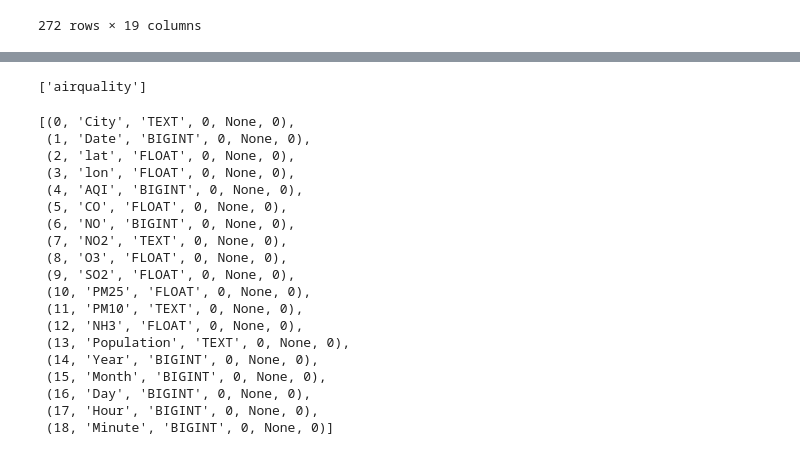
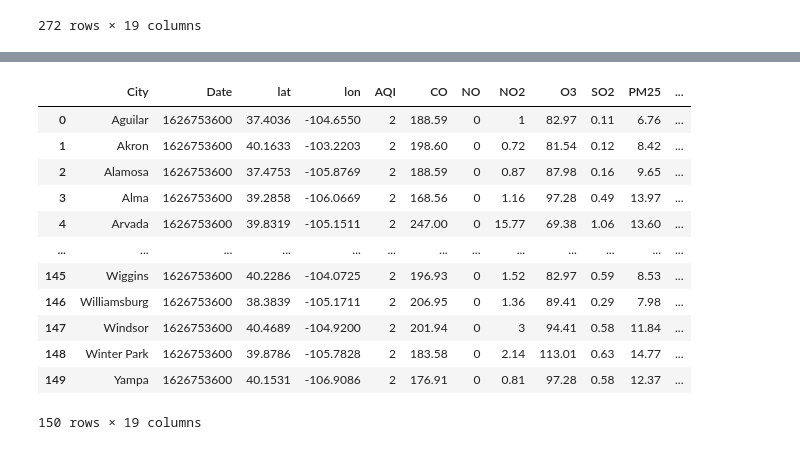
Before and after one commit to willserene/The_Air_We_Breath, a Jupyter notebook: Air_API_Call.ipynb, the cells around one changed output, grey strips where cells are left out. Saved outputs shown, nothing was run; the diff lists cells and outputs as text; code cells hidden in the pictures.

```diff
--- a/Air_API_Call.ipynb
+++ b/Air_API_Call.ipynb
@@ -193,3 +193,5 @@ airquality_df
 | 270 | Yampa | 1626742800 | 40.1531 | -106.9086 | 2 | 170.23 | 0.07 | 0.84 | 108.72 | 1.09 | 11.17 | ... |
 | 271 | Yuma | 1626742800 | 40.1236 | -102.7161 | 2 | 200.27 | 0.03 | 0.56 | 89.41 | 0.14 | 8.35 | ... |
 272 rows × 19 columns
+# %%
+conn = sqlite3.connect('./Resources/air.sqlite')
@@ -196 +246,18 @@ airquality_df
+# %%
+AQI_2 = pd.read_sql_query("SELECT * FROM airquality WHERE AQI >= 2 ", conn)
+AQI_2
+# %% [output]
+|  | City | Date | lat | lon | AQI | CO | NO | NO2 | O3 | SO2 | PM25 | ... |
+| 0 | Aguilar | 1626753600 | 37.4036 | -104.6550 | 2 | 188.59 | 0 | 1 | 82.97 | 0.11 | 6.76 | ... |
+| 1 | Akron | 1626753600 | 40.1633 | -103.2203 | 2 | 198.60 | 0 | 0.72 | 81.54 | 0.12 | 8.42 | ... |
+| 2 | Alamosa | 1626753600 | 37.4753 | -105.8769 | 2 | 188.59 | 0 | 0.87 | 87.98 | 0.16 | 9.65 | ... |
+| 3 | Alma | 1626753600 | 39.2858 | -106.0669 | 2 | 168.56 | 0 | 1.16 | 97.28 | 0.49 | 13.97 | ... |
+| 4 | Arvada | 1626753600 | 39.8319 | -105.1511 | 2 | 247.00 | 0 | 15.77 | 69.38 | 1.06 | 13.60 | ... |
+| ... | ... | ... | ... | ... | ... | ... | ... | ... | ... | ... | ... | ... |
+| 145 | Wiggins | 1626753600 | 40.2286 | -104.0725 | 2 | 196.93 | 0 | 1.52 | 82.97 | 0.59 | 8.53 | ... |
+| 146 | Williamsburg | 1626753600 | 38.3839 | -105.1711 | 2 | 206.95 | 0 | 1.36 | 89.41 | 0.29 | 7.98 | ... |
+| 147 | Windsor | 1626753600 | 40.4689 | -104.9200 | 2 | 201.94 | 0 | 3 | 94.41 | 0.58 | 11.84 | ... |
+| 148 | Winter Park | 1626753600 | 39.8786 | -105.7828 | 2 | 183.58 | 0 | 2.14 | 113.01 | 0.63 | 14.77 | ... |
+| 149 | Yampa | 1626753600 | 40.1531 | -106.9086 | 2 | 176.91 | 0 | 0.81 | 97.28 | 0.58 | 12.37 | ... |
+150 rows × 19 columns
 # %%
@@ -201,28 +268,6 @@ air_df.to_sql('airquality', conn, if_exists='replace', index=False)
 # %%
-inspector=inspect(engine)
-inspector.get_table_names()
+# inspector=inspect(engine)
+# inspector.get_table_names()
-# %% [output]
-['airquality']
 # %%
-conn.execute('pragma table_info(airquality);').fetchall()
+# conn.execute('pragma table_info(airquality);').fetchall()
-# %% [output]
-[(0, 'City', 'TEXT', 0, None, 0),
- (1, 'Date', 'BIGINT', 0, None, 0),
- (2, 'lat', 'FLOAT', 0, None, 0),
- (3, 'lon', 'FLOAT', 0, None, 0),
- (4, 'AQI', 'BIGINT', 0, None, 0),
- (5, 'CO', 'FLOAT', 0, None, 0),
- (6, 'NO', 'BIGINT', 0, None, 0),
- (7, 'NO2', 'TEXT', 0, None, 0),
- (8, 'O3', 'FLOAT', 0, None, 0),
- (9, 'SO2', 'FLOAT', 0, None, 0),
- (10, 'PM25', 'FLOAT', 0, None, 0),
- (11, 'PM10', 'TEXT', 0, None, 0),
- (12, 'NH3', 'FLOAT', 0, None, 0),
- (13, 'Population', 'TEXT', 0, None, 0),
- (14, 'Year', 'BIGINT', 0, None, 0),
- (15, 'Month', 'BIGINT', 0, None, 0),
- (16, 'Day', 'BIGINT', 0, None, 0),
- (17, 'Hour', 'BIGINT', 0, None, 0),
- (18, 'Minute', 'BIGINT', 0, None, 0)]
 # %%
```
Also changed, not shown: parts of 11 cells of this notebook, 1 other file.
